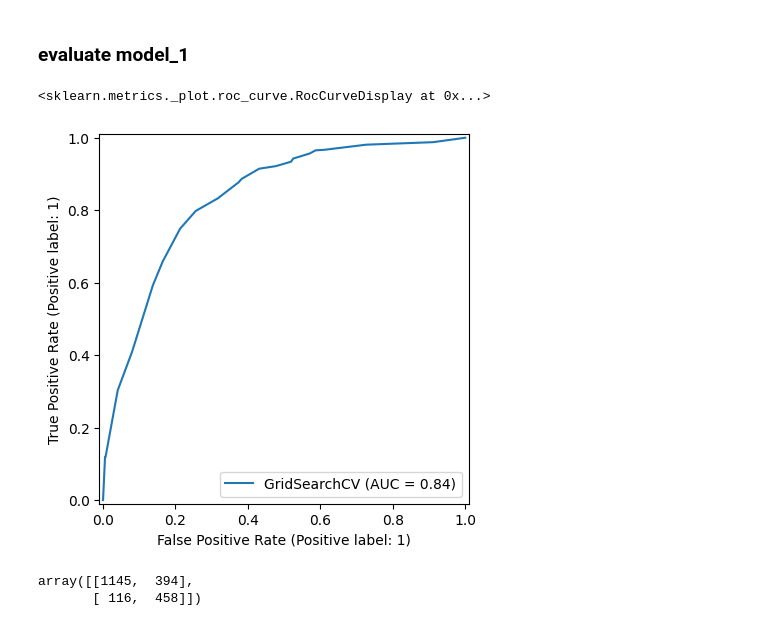
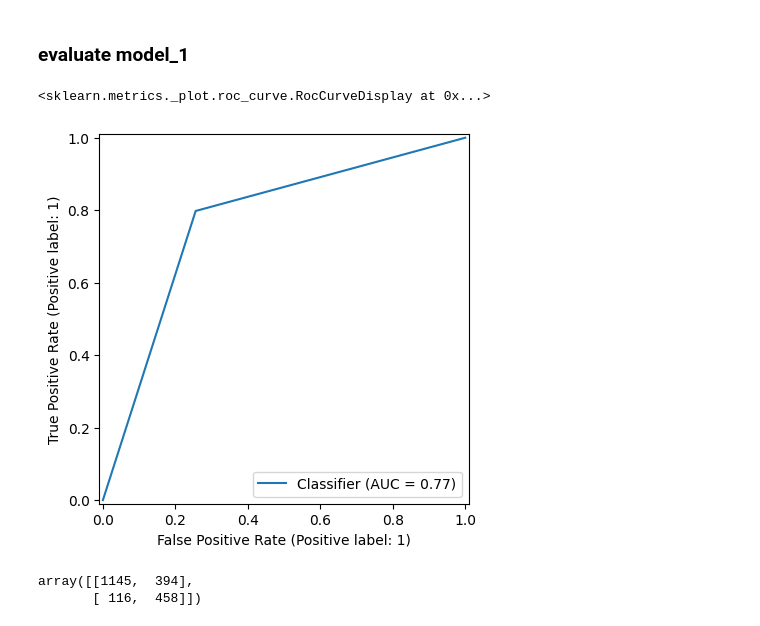
Before and after one commit to yalindi/2425568_ml, a Jupyter notebook: 2425568.ipynb, the cells around one changed output. Cells and saved outputs as stored; diff of their text form; code cells hidden in the pictures.

```diff
--- a/2425568.ipynb
+++ b/2425568.ipynb
@@ -188,6 +180,13 @@ PaymentMethod
 # %%
 #Split the data
 X_train,X_test,y_train,y_test=train_test_split(X,y,test_size=0.3,random_state=42)
+# %%
+#Scale the numerical data
+numerical_features = ["tenure", "MonthlyCharges", "TotalCharges"]
+Scaler = StandardScaler()
+
+X_train[numerical_features] = Scaler.fit_transform(X_train[numerical_features])
+X_test[numerical_features] = Scaler.transform(X_test[numerical_features])
 # %%
 #One-hot encoder
 categorical_features=['MultipleLines','InternetService','OnlineSecurity','OnlineBackup','DeviceProtection','TechSupport','StreamingTV','StreamingMovies','Contract','PaymentMethod']
@@ -273,13 +276,11 @@ gs.score(X_test,y_test)
 ### evaluate model_1
 # %%
 y_preds=gs.predict(X_test)
-# %%
-RocCurveDisplay.from_estimator(gs,
-                               X_test,
-                               y_test)
-# %% [output]
-<sklearn.metrics._plot.roc_curve.RocCurveDisplay at 0x...>
-[figure, removed]
+# %%
+RocCurveDisplay.from_predictions(y_test,y_preds)
+# %% [output]
+<sklearn.metrics._plot.roc_curve.RocCurveDisplay at 0x...>
+[figure, added]
 # %%
 confusion_matrix(y_test, y_preds)
 # %% [output]
```
Also changed, not shown: parts of 23 cells of this notebook.
